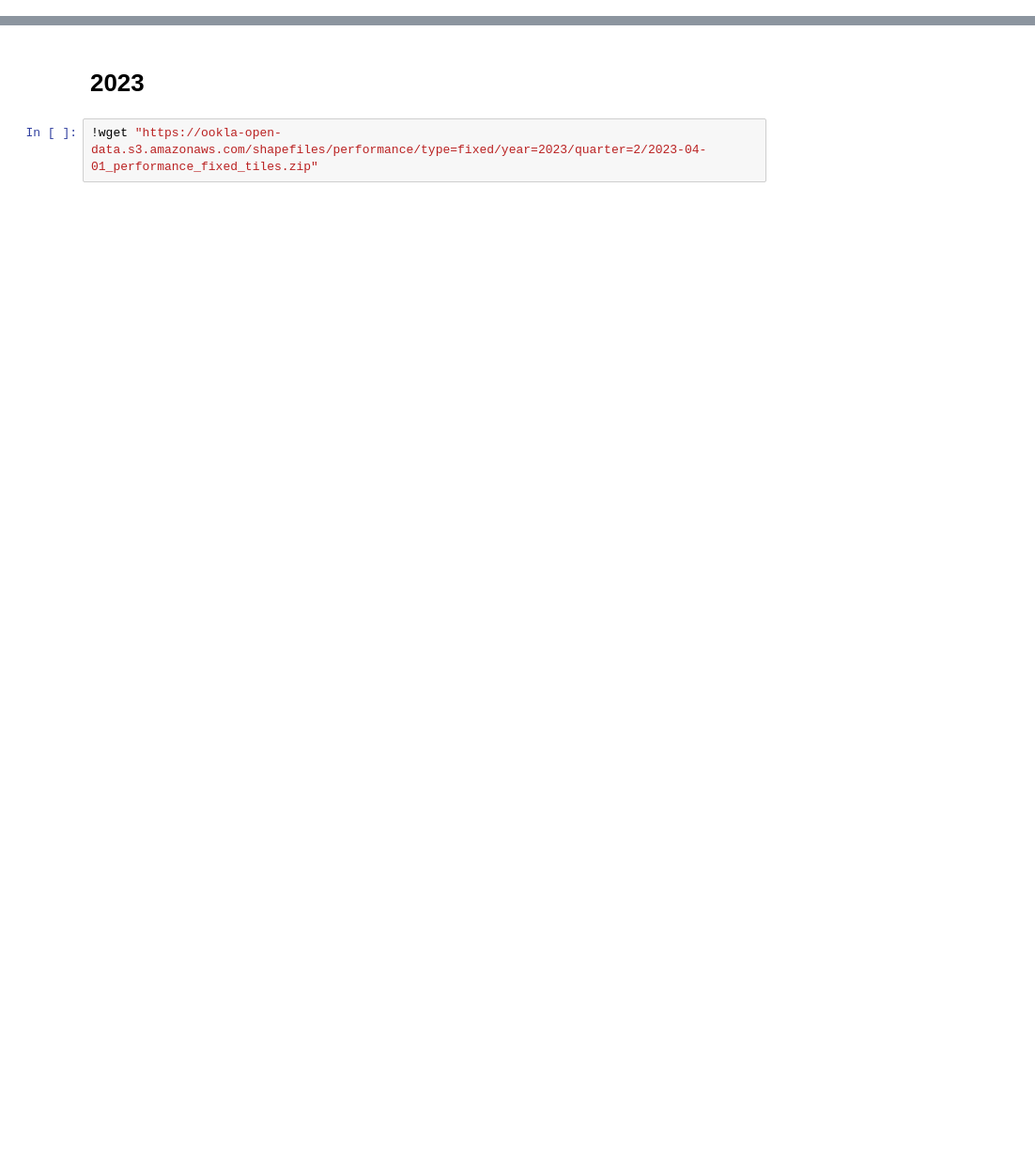
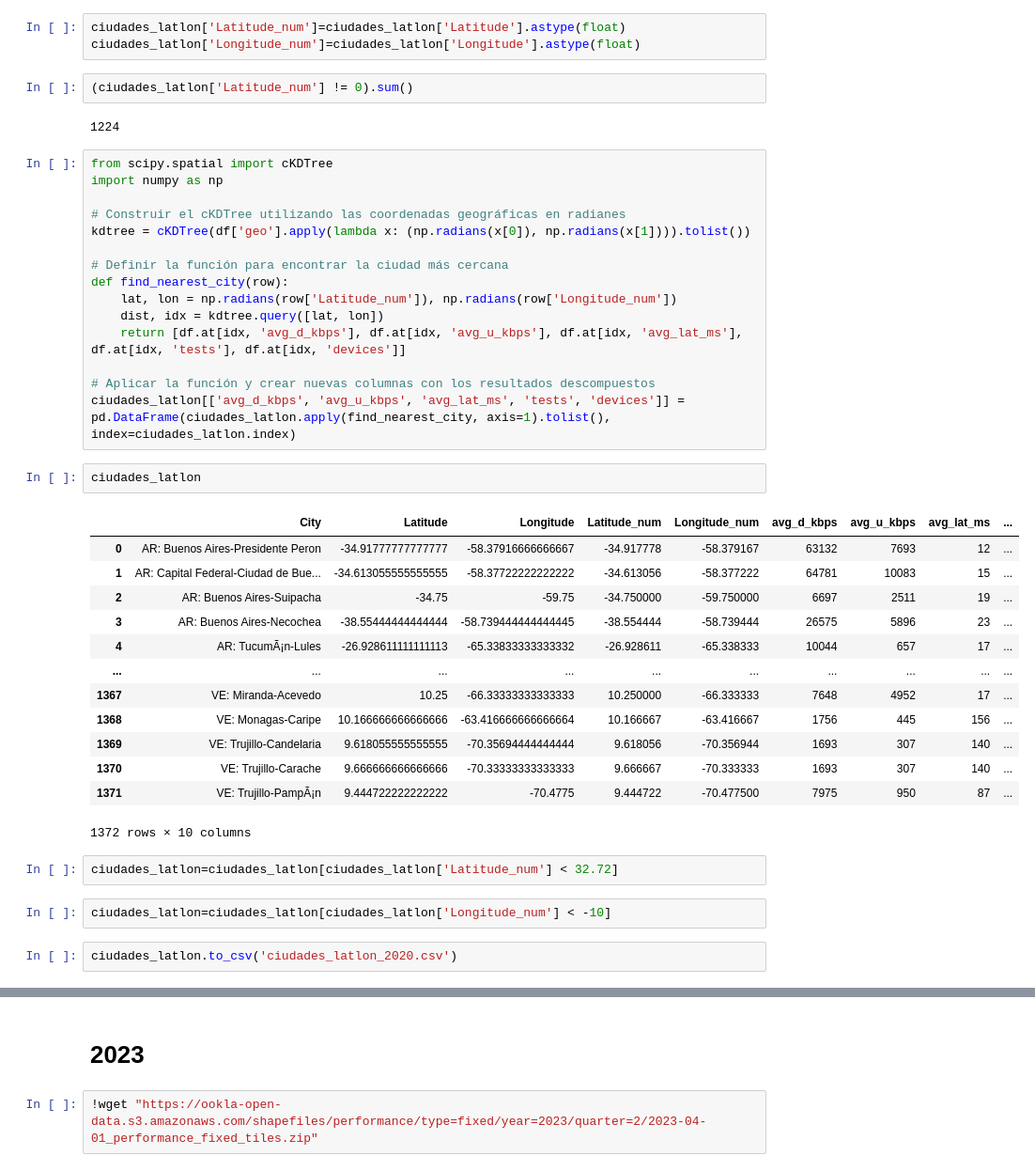
Before and after one commit to LCaravaggio/felicidad_y_redes, a Jupyter notebook: GeoCode.ipynb, the cells around one changed output, grey strips where cells are left out. Shown: that part at 94% size. Saved outputs shown, nothing was run; the diff lists cells and outputs as text; blank space fills up the shorter version.

```diff
--- a/GeoCode.ipynb
+++ b/GeoCode.ipynb
@@ -2,0 +178,44 @@
+# %%
+ciudades_latlon['Latitude_num']=ciudades_latlon['Latitude'].astype(float)
+ciudades_latlon['Longitude_num']=ciudades_latlon['Longitude'].astype(float)
+# %%
+(ciudades_latlon['Latitude_num'] != 0).sum()
+# %% [output]
+1224
+# %%
+from scipy.spatial import cKDTree
+import numpy as np
+
+# Construir el cKDTree utilizando las coordenadas geográficas en radianes
+kdtree = cKDTree(df['geo'].apply(lambda x: (np.radians(x[0]), np.radians(x[1]))).tolist())
+
+# Definir la función para encontrar la ciudad más cercana
+def find_nearest_city(row):
+    lat, lon = np.radians(row['Latitude_num']), np.radians(row['Longitude_num'])
+    dist, idx = kdtree.query([lat, lon])
+    return [df.at[idx, 'avg_d_kbps'], df.at[idx, 'avg_u_kbps'], df.at[idx, 'avg_lat_ms'], df.at[idx, 'tests'], df.at[idx, 'devices']]
+
+# Aplicar la función y crear nuevas columnas con los resultados descompuestos
+ciudades_latlon[['avg_d_kbps', 'avg_u_kbps', 'avg_lat_ms', 'tests', 'devices']] = pd.DataFrame(ciudades_latlon.apply(find_nearest_city, axis=1).tolist(), index=ciudades_latlon.index)
+# %%
+ciudades_latlon
+# %% [output]
+|  | City | Latitude | Longitude | Latitude_num | Longitude_num | avg_d_kbps | avg_u_kbps | avg_lat_ms | ... |
+| 0 | AR: Buenos Aires-Presidente Peron | -34.91777777777777 | -58.37916666666667 | -34.917778 | -58.379167 | 63132 | 7693 | 12 | ... |
+| 1 | AR: Capital Federal-Ciudad de Bue... | -34.613055555555555 | -58.37722222222222 | -34.613056 | -58.377222 | 64781 | 10083 | 15 | ... |
+| 2 | AR: Buenos Aires-Suipacha | -34.75 | -59.75 | -34.750000 | -59.750000 | 6697 | 2511 | 19 | ... |
+| 3 | AR: Buenos Aires-Necochea | -38.55444444444444 | -58.739444444444445 | -38.554444 | -58.739444 | 26575 | 5896 | 23 | ... |
+| 4 | AR: TucumÃ¡n-Lules | -26.928611111111113 | -65.33833333333332 | -26.928611 | -65.338333 | 10044 | 657 | 17 | ... |
+| ... | ... | ... | ... | ... | ... | ... | ... | ... | ... |
+| 1367 | VE: Miranda-Acevedo | 10.25 | -66.33333333333333 | 10.250000 | -66.333333 | 7648 | 4952 | 17 | ... |
+| 1368 | VE: Monagas-Caripe | 10.166666666666666 | -63.416666666666664 | 10.166667 | -63.416667 | 1756 | 445 | 156 | ... |
+| 1369 | VE: Trujillo-Candelaria | 9.618055555555555 | -70.35694444444444 | 9.618056 | -70.356944 | 1693 | 307 | 140 | ... |
+| 1370 | VE: Trujillo-Carache | 9.666666666666666 | -70.33333333333333 | 9.666667 | -70.333333 | 1693 | 307 | 140 | ... |
+| 1371 | VE: Trujillo-PampÃ¡n | 9.444722222222222 | -70.4775 | 9.444722 | -70.477500 | 7975 | 950 | 87 | ... |
+1372 rows × 10 columns
+# %%
+ciudades_latlon=ciudades_latlon[ciudades_latlon['Latitude_num'] < 32.72]
+# %%
+ciudades_latlon=ciudades_latlon[ciudades_latlon['Longitude_num'] < -10]
+# %%
+ciudades_latlon.to_csv('ciudades_latlon_2020.csv')
```
Also changed, not shown: parts of 38 cells of this notebook.
